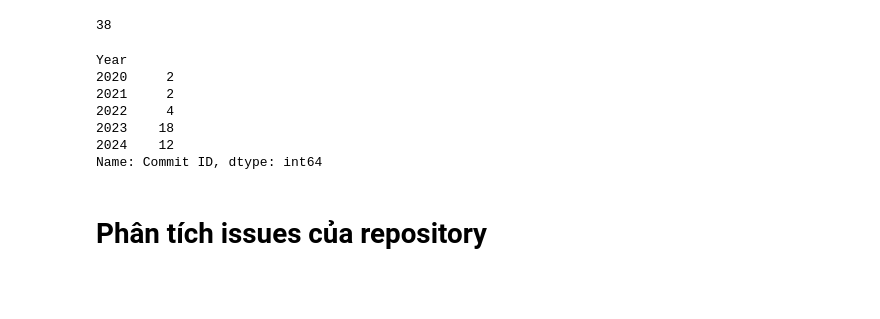
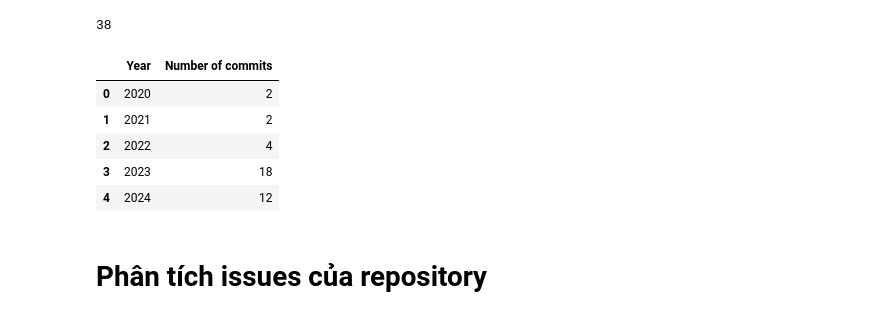
Before and after one commit to abcdSayHi1907/Github-repository-analysis-project, a Jupyter notebook: Data Analysis.ipynb, the cells around one changed output. Saved outputs shown, nothing was run; the diff lists cells and outputs as text; code cells hidden in the pictures; blank space fills up the shorter version.

```diff
--- a/Data Analysis.ipynb
+++ b/Data Analysis.ipynb
@@ -208,15 +223,16 @@ co_authors['Commit ID'].count()
 38
 # %%
 # Commits made by co-author grouped by year
-co_authors.groupby('Year').count()['Commit ID']
+co_authors = co_authors.groupby('Year').count()['Commit ID'].reset_index()
+co_authors.columns = ['Year', 'Number of commits']
+co_authors
 # %% [output]
-Year
-2020     2
-2021     2
-2022     4
-2023    18
-2024    12
-Name: Commit ID, dtype: int64
+|  | Year | Number of commits |
+| 0 | 2020 | 2 |
+| 1 | 2021 | 2 |
+| 2 | 2022 | 4 |
+| 3 | 2023 | 18 |
+| 4 | 2024 | 12 |
 # %% [markdown]
 # Phân tích issues của repository
 # %% [markdown]
```
Also changed, not shown: parts of 27 cells of this notebook.
